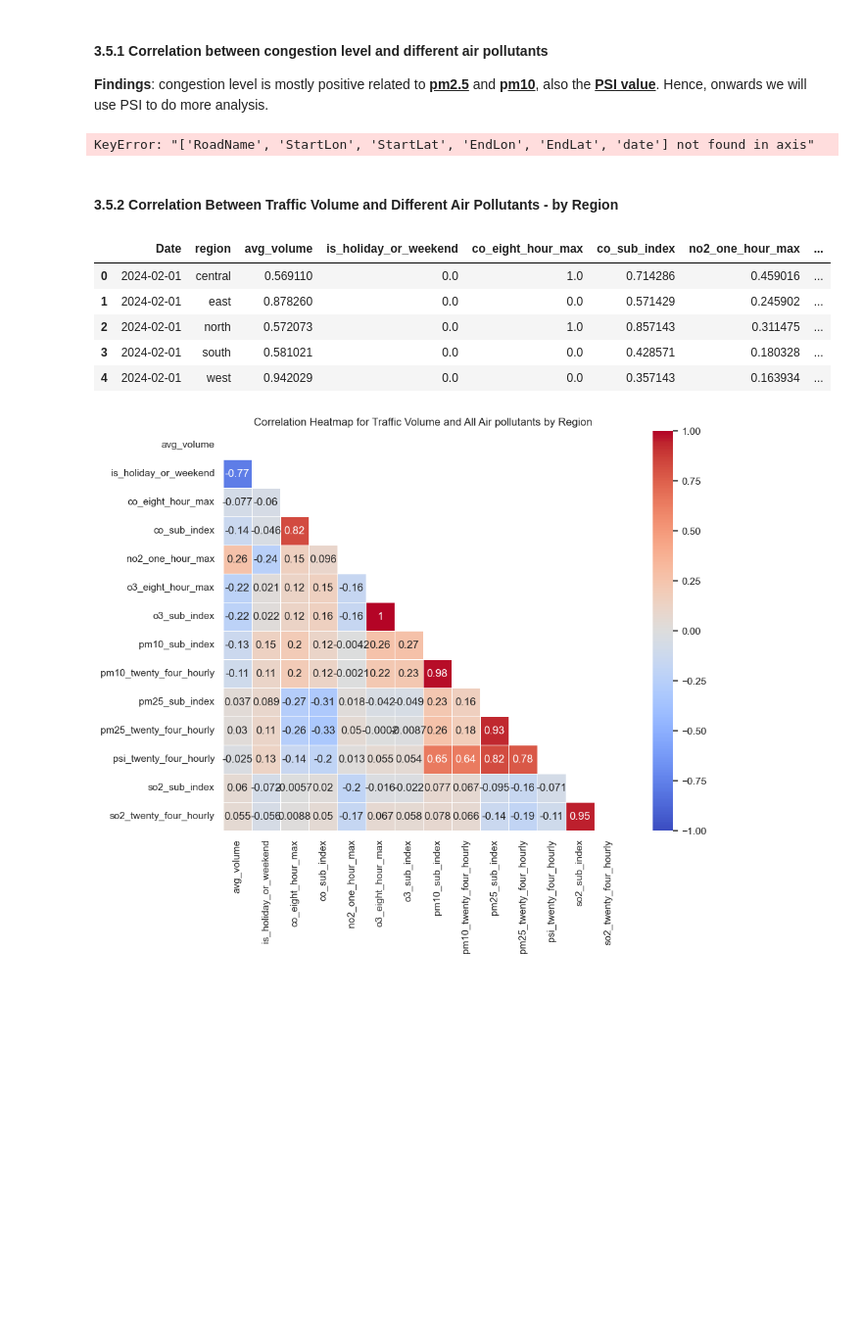
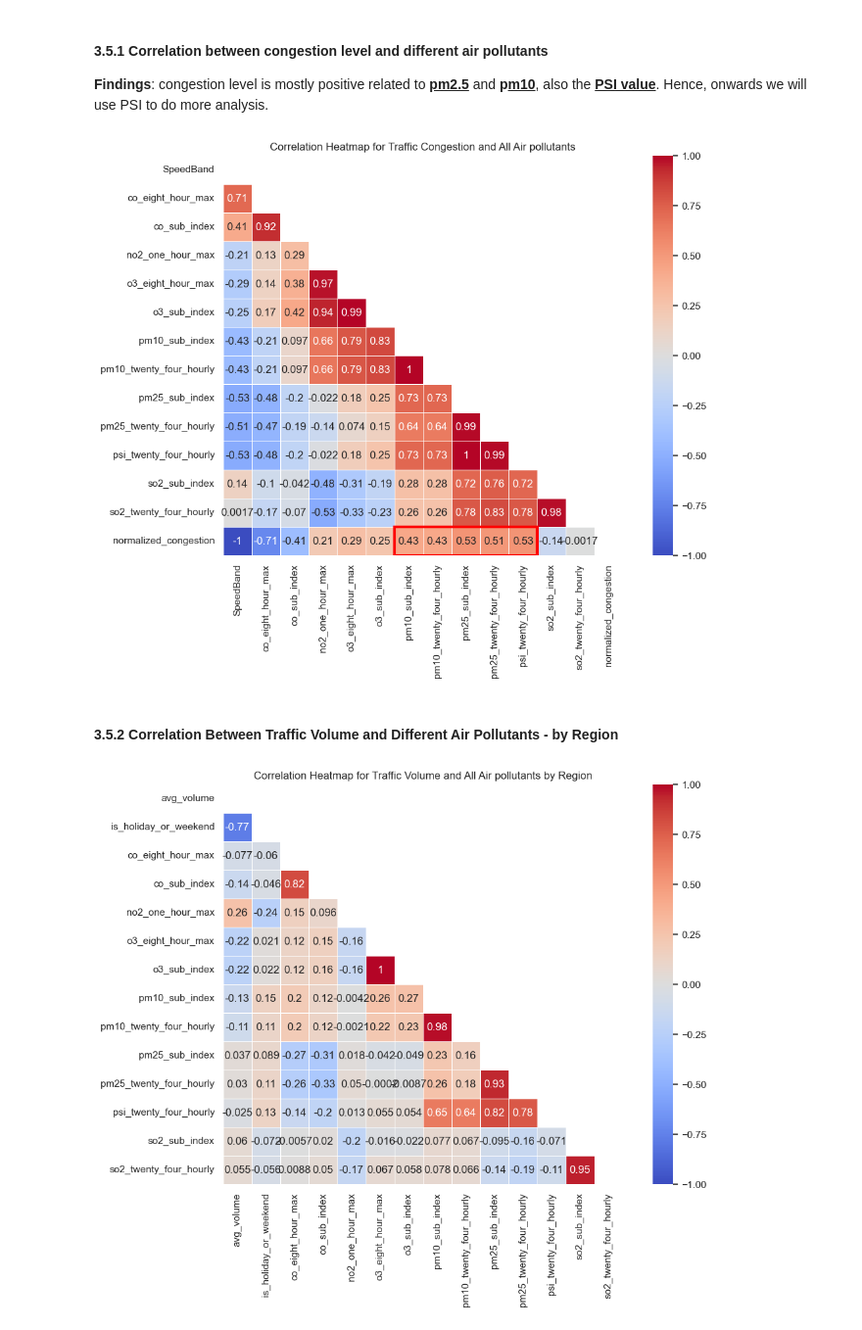
Before and after one commit to linxianying/G12_GuidedProject, a Jupyter notebook: traffic_air_sg.ipynb, the cells around one changed output. Shown at 98% size. Saved outputs shown, nothing was run; the diff lists cells and outputs as text; code cells hidden in the pictures; blank space fills up the shorter version.

```diff
--- a/traffic_air_sg.ipynb
+++ b/traffic_air_sg.ipynb
@@ -949,33 +1000,24 @@ plt.show()
 # %%
 # calculate the correlation between congestion level and different air pollutants, to find the most correlated air pollutants for more analysis
 import pandas as pd
 import seaborn as sns
 import matplotlib.pyplot as plt
 import numpy as np
 from matplotlib.patches import Rectangle
 
-correlation_matrix = normalized_merge_data.drop(columns=['region', 'RoadName', 'StartLon', 'StartLat', 'EndLon', 'EndLat', 'date']).corr()
+correlation_matrix = normalized_merge_data.drop(columns=['region']).corr()
 mask = np.triu(np.ones_like(correlation_matrix, dtype=bool))
 sns.set(style="white")
 plt.figure(figsize=(12, 8))
 heatmap = sns.heatmap(correlation_matrix, mask=mask, annot=True, cmap='coolwarm', vmin=-1, vmax=1, square=True, linewidths=.5)
 rect = Rectangle((6, 13), 5, 1, fill=False, edgecolor='red', linewidth=3)
 heatmap.add_patch(rect)
 plt.title('Correlation Heatmap for Traffic Congestion and All Air pollutants')
 plt.show()
 # %% [output]
-KeyError: "['RoadName', 'StartLon', 'StartLat', 'EndLon', 'EndLat', 'date'] not found in axis"
+[figure, added]
 # %% [markdown]
 #### 3.5.2 Correlation Between Traffic Volume and Different Air Pollutants - by Region
-# %%
-normalized_region_feb_merge_data.head()
-# %% [output]
-|  | Date | region | avg_volume | is_holiday_or_weekend | co_eight_hour_max | co_sub_index | no2_one_hour_max | ... |
-| 0 | 2024-02-01 | central | 0.569110 | 0.0 | 1.0 | 0.714286 | 0.459016 | ... |
-| 1 | 2024-02-01 | east | 0.878260 | 0.0 | 0.0 | 0.571429 | 0.245902 | ... |
-| 2 | 2024-02-01 | north | 0.572073 | 0.0 | 1.0 | 0.857143 | 0.311475 | ... |
-| 3 | 2024-02-01 | south | 0.581021 | 0.0 | 0.0 | 0.428571 | 0.180328 | ... |
-| 4 | 2024-02-01 | west | 0.942029 | 0.0 | 0.0 | 0.357143 | 0.163934 | ... |
 # %%
 import pandas as pd
 import seaborn as sns
```
Also changed, not shown: parts of 13 cells of this notebook.
